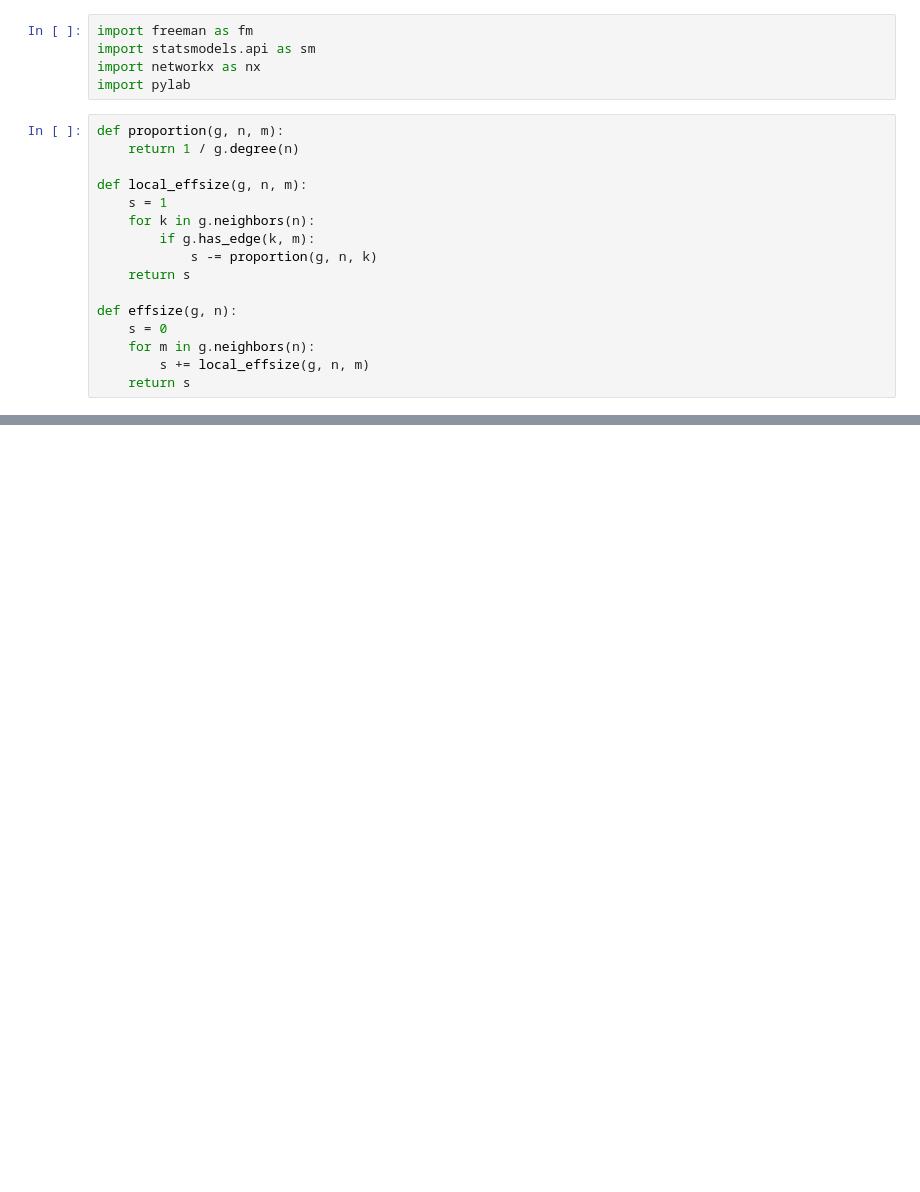
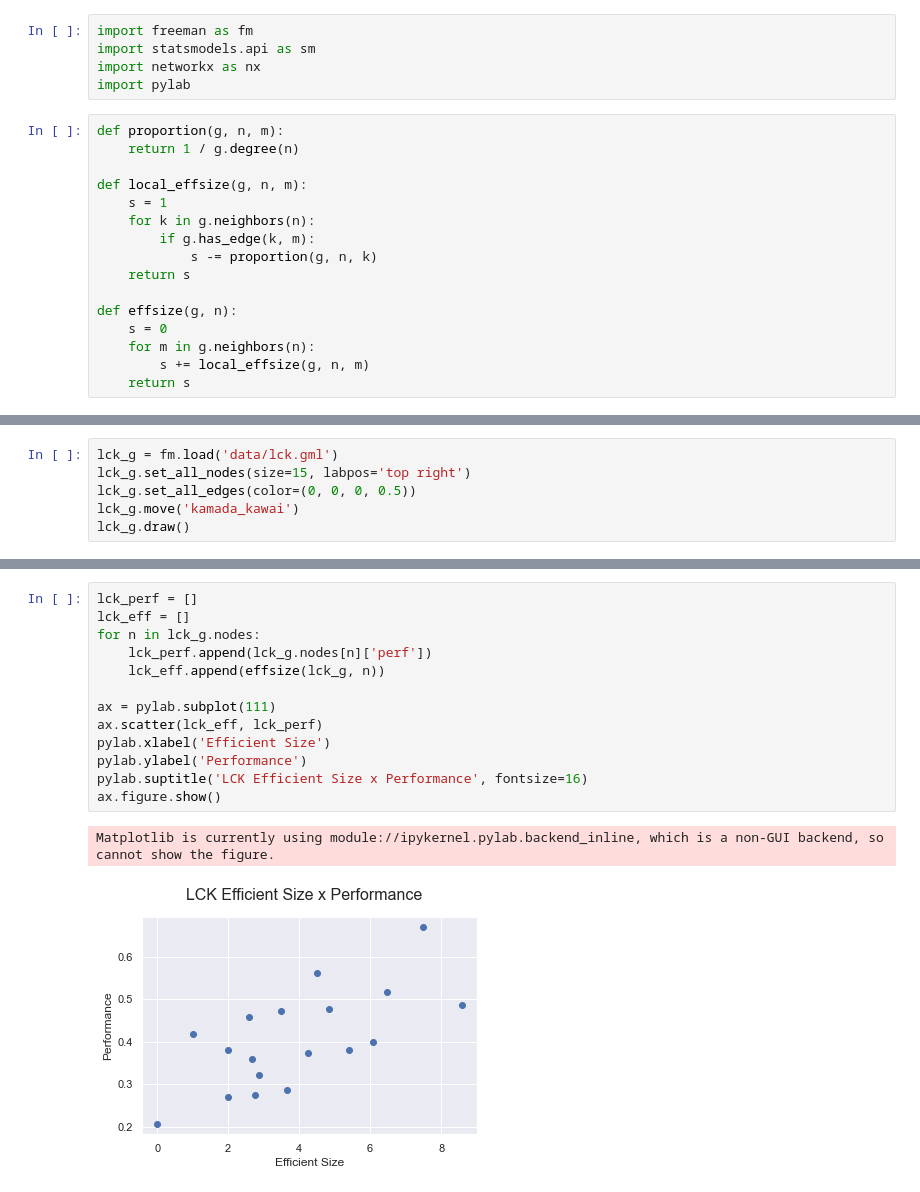
Before and after one commit to chends888/ProjRedes2020_2, a Jupyter notebook: Projeto_Redes.ipynb, the cells around one changed output, grey strips where cells are left out. Cells and saved outputs as stored; diff of their text form; blank space fills up the shorter version.

```diff
--- a/Projeto_Redes.ipynb
+++ b/Projeto_Redes.ipynb
@@ -70,3 +73,9 @@ OLS Regression Results
 Notes:
 [1] R² is computed without centering (uncentered) since the model does not contain a constant.
 [2] Standard Errors assume that the covariance matrix of the errors is correctly specified.
+# %%
+lck_g = fm.load('data/lck.gml')
+lck_g.set_all_nodes(size=15, labpos='top right')
+lck_g.set_all_edges(color=(0, 0, 0, 0.5))
+lck_g.move('kamada_kawai')
+lck_g.draw()
@@ -72,0 +84,16 @@ Notes:
+# %%
+lck_perf = []
+lck_eff = []
+for n in lck_g.nodes:
+    lck_perf.append(lck_g.nodes[n]['perf'])
+    lck_eff.append(effsize(lck_g, n))
+
+ax = pylab.subplot(111)
+ax.scatter(lck_eff, lck_perf)
+pylab.xlabel('Efficient Size')
+pylab.ylabel('Performance')
+pylab.suptitle('LCK Efficient Size x Performance', fontsize=16)
+ax.figure.show()
+# %% [output]
+Matplotlib is currently using module://ipykernel.pylab.backend_inline, which is a non-GUI backend, so cannot show the figure.
+[figure, added]
```
Also changed, not shown: parts of 8 cells of this notebook, 4 other files.
